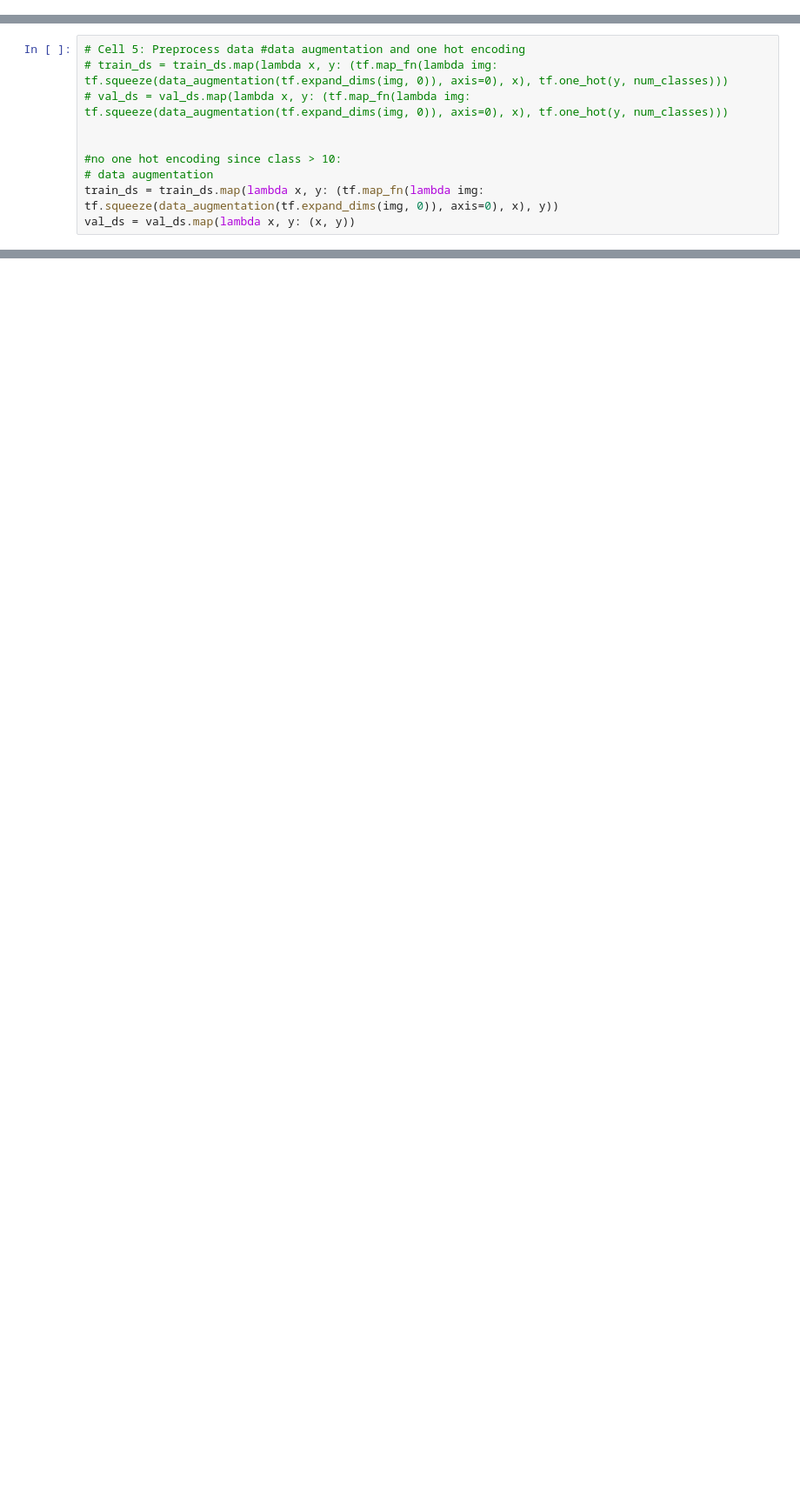
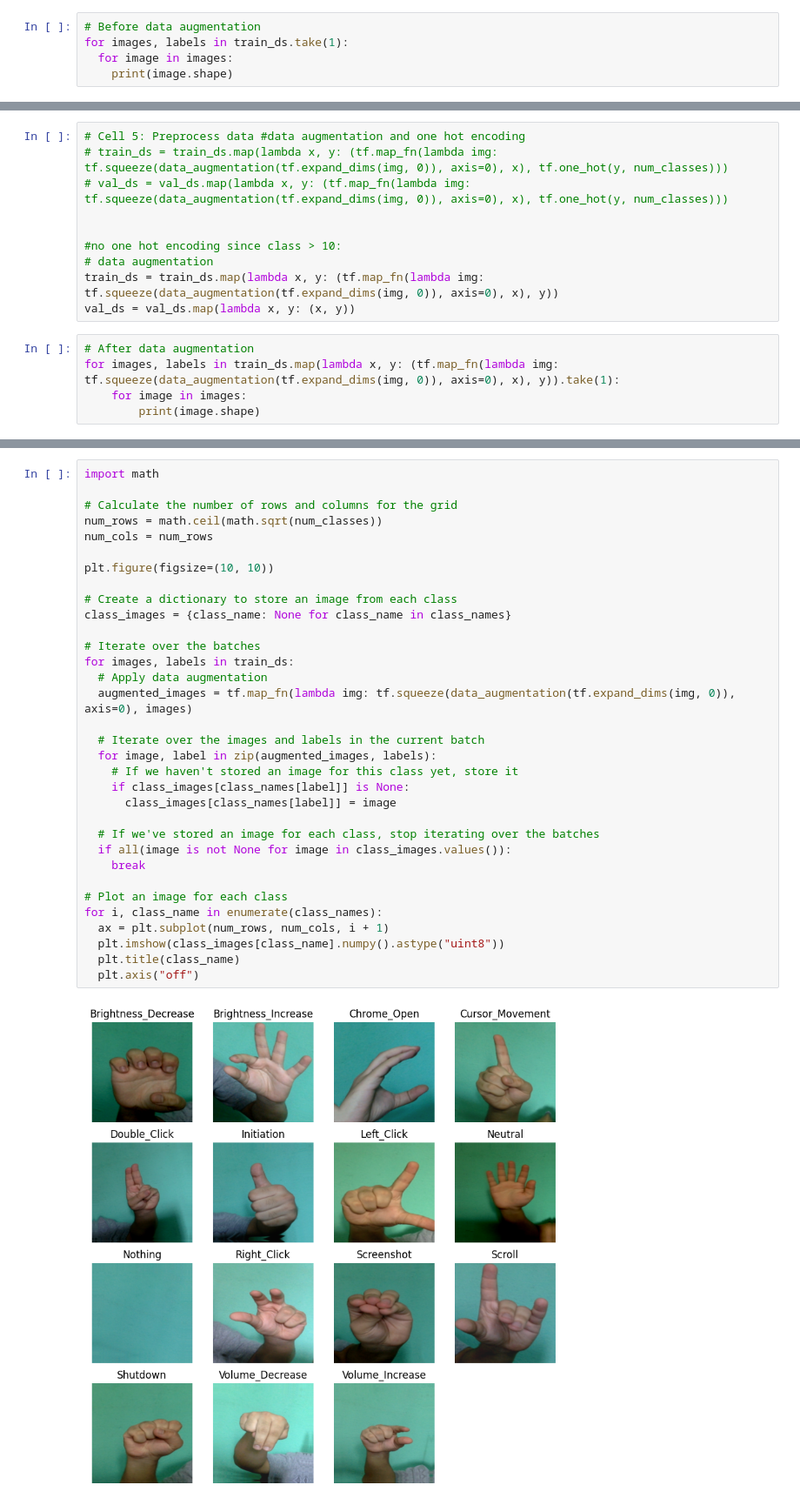
Before and after one commit to AbhinashShrestha/GBHCI, a Jupyter notebook: Model_Training/main_efficientnetv2.ipynb, the cells around one changed output, grey strips where cells are left out. Shown at 87% size. Cells and saved outputs as stored; diff of their text form; blank space fills up the shorter version.

```diff
--- a/Model_Training/main_efficientnetv2.ipynb
+++ b/Model_Training/main_efficientnetv2.ipynb
@@ -90,0 +97,5 @@ Found 2700 files belonging to 27 classes.
+# %%
+# Before data augmentation
+for images, labels in train_ds.take(1):
+  for image in images:
+    print(image.shape)
@@ -114,3 +139,8 @@ data_augmentation = keras.Sequential(
 # data augmentation
 train_ds = train_ds.map(lambda x, y: (tf.map_fn(lambda img: tf.squeeze(data_augmentation(tf.expand_dims(img, 0)), axis=0), x), y))
 val_ds = val_ds.map(lambda x, y: (x, y))
+# %%
+# After data augmentation
+for images, labels in train_ds.map(lambda x, y: (tf.map_fn(lambda img: tf.squeeze(data_augmentation(tf.expand_dims(img, 0)), axis=0), x), y)).take(1):
+    for image in images:
+        print(image.shape)
@@ -117,3 +164,38 @@ val_ds = val_ds.map(lambda x, y: (x, y))
+# %%
+import math
+
+# Calculate the number of rows and columns for the grid
+num_rows = math.ceil(math.sqrt(num_classes))
+num_cols = num_rows
+
+plt.figure(figsize=(10, 10))
+
+# Create a dictionary to store an image from each class
+class_images = {class_name: None for class_name in class_names}
+
+# Iterate over the batches
+for images, labels in train_ds:
+  # Apply data augmentation
+  augmented_images = tf.map_fn(lambda img: tf.squeeze(data_augmentation(tf.expand_dims(img, 0)), axis=0), images)
+
+  # Iterate over the images and labels in the current batch
+  for image, label in zip(augmented_images, labels):
+    # If we haven't stored an image for this class yet, store it
+    if class_images[class_names[label]] is None:
+      class_images[class_names[label]] = image
+
+  # If we've stored an image for each class, stop iterating over the batches
+  if all(image is not None for image in class_images.values()):
+    break
+
+# Plot an image for each class
+for i, class_name in enumerate(class_names):
+  ax = plt.subplot(num_rows, num_cols, i + 1)
+  plt.imshow(class_images[class_name].numpy().astype("uint8"))
+  plt.title(class_name)
+  plt.axis("off")
+# %% [output]
+[figure, added]
 # %%
 # Cell 6: Build model
 inputs = layers.Input(shape=(IMG_WIDTH, IMG_HEIGHT, 3))
```
Also changed, not shown: parts of 23 cells of this notebook.
